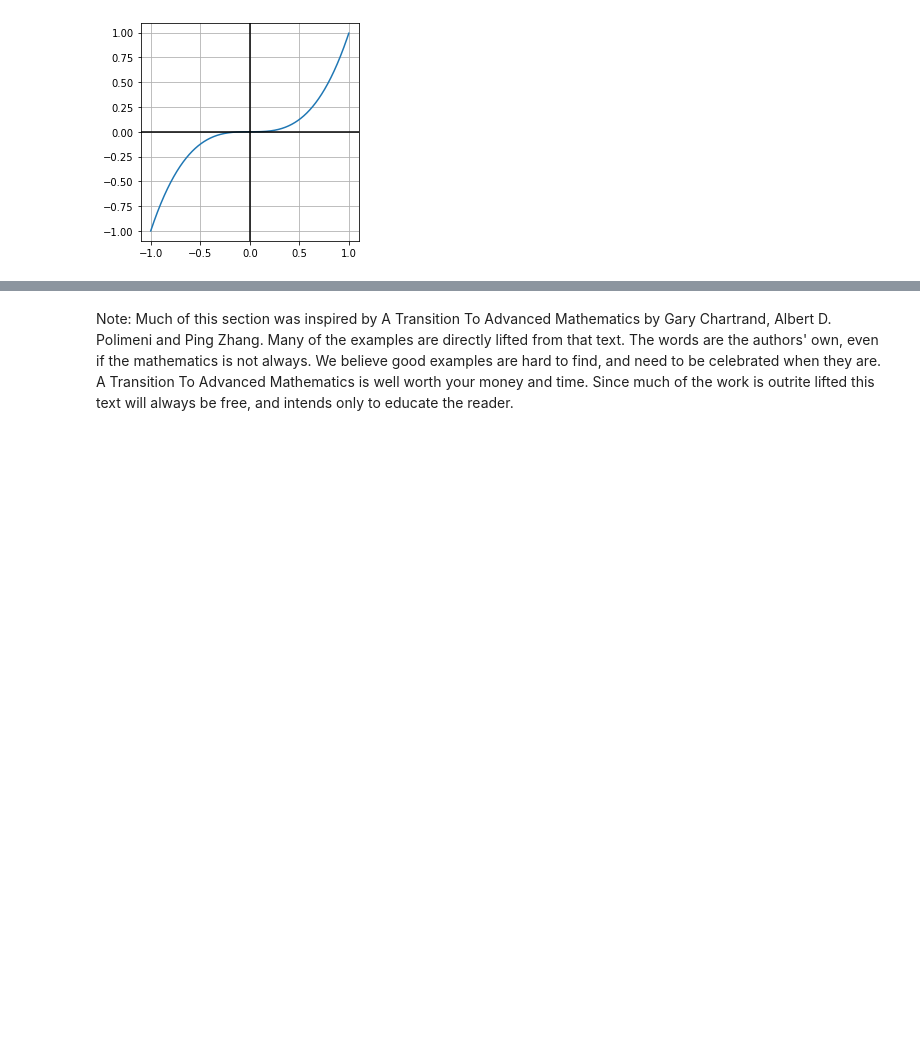
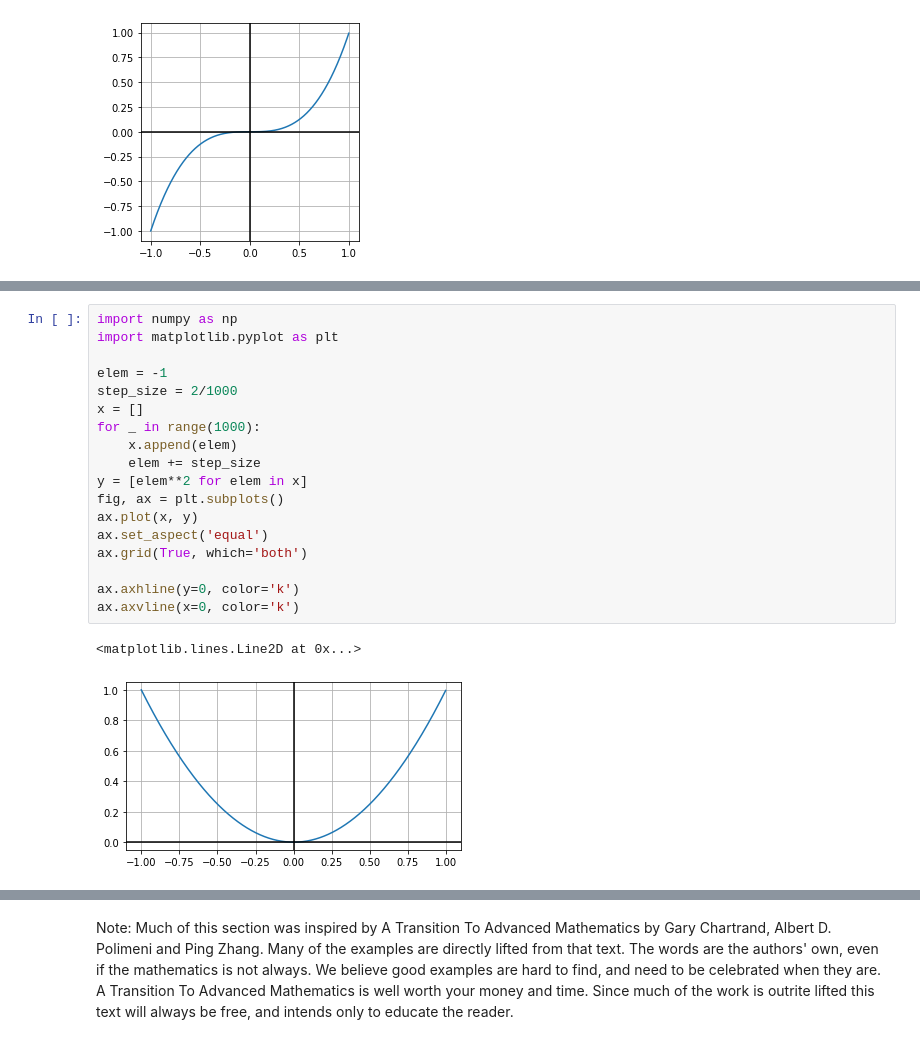
Before and after one commit to EricSchles/algorithms_book, a Jupyter notebook: Introduction_To_Proofs.ipynb, the cells around one changed output, grey strips where cells are left out. Saved outputs shown, nothing was run; the diff lists cells and outputs as text; blank space fills up the shorter version.

```diff
--- a/Introduction_To_Proofs.ipynb
+++ b/Introduction_To_Proofs.ipynb
@@ -1425,0 +1478,21 @@ Let A and B be nonempty sets.  By a function f from A to B, written $f: A \right
+# %%
+import numpy as np
+import matplotlib.pyplot as plt
+
+elem = -1
+step_size = 2/1000
+x = []
+for _ in range(1000):
+    x.append(elem)
+    elem += step_size
+y = [elem**2 for elem in x]
+fig, ax = plt.subplots()
+ax.plot(x, y)
+ax.set_aspect('equal')
+ax.grid(True, which='both')
+
+ax.axhline(y=0, color='k')
+ax.axvline(x=0, color='k')
+# %% [output]
+<matplotlib.lines.Line2D at 0x...>
+[figure, added]
```
Also changed, not shown: parts of 9 cells of this notebook.
